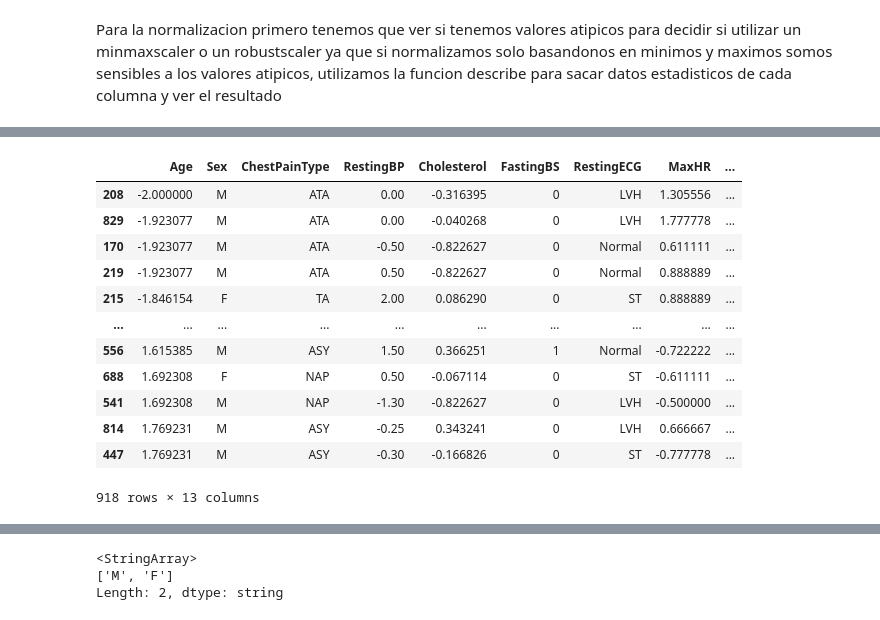
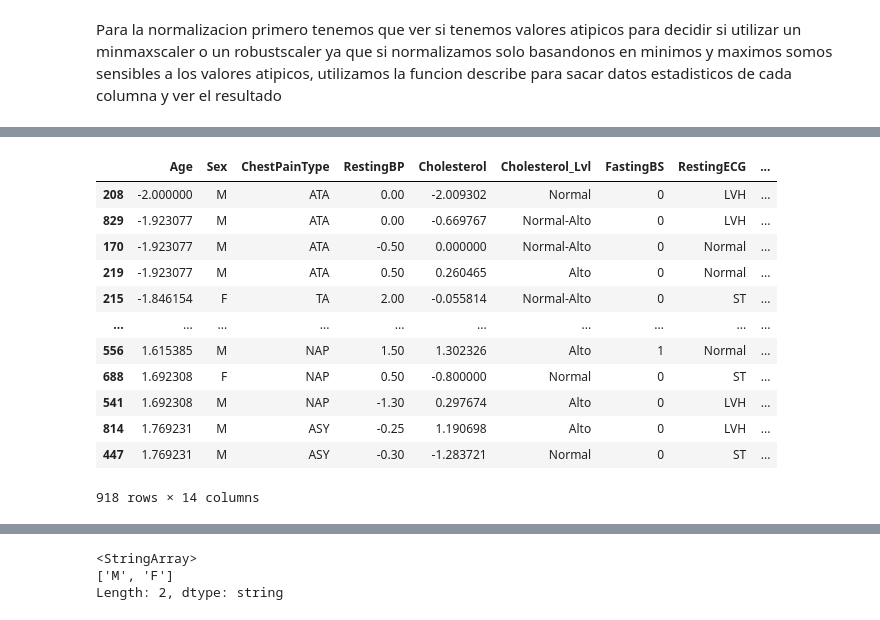
Before and after one commit to Eskurrr/Proyecto-Mineria, a Jupyter notebook: P1_MINERIA.ipynb, the cells around one changed output, grey strips where cells are left out. Cells and saved outputs as stored; diff of their text form; code cells hidden in the pictures.

```diff
--- a/P1_MINERIA.ipynb
+++ b/P1_MINERIA.ipynb
@@ -154,0 +228,6 @@ memory usage: 93.2 KB
+# %%
+n_filas = int(len(datos_sorted)*0.35) #vamos a coger el 35% de los datos
+np.random.seed(42)       # reproducible
+random_indices = np.random.choice(datos_sorted.index, size=n_filas, replace=False)
+datos_sorted.loc[random_indices, 'ChestPainType'] = np.nan
+datos_sorted
@@ -154,0 +250,12 @@ memory usage: 93.2 KB
+# %%
+datos_known = datos_sorted[datos_sorted['ChestPainType'].notna()]
+datos_missing = datos_sorted[datos_sorted['ChestPainType'].isna()]
+categoricas = ['Age','Cholesterol', 'RestingBP', 'FastingBS', 'MaxHR', 'Oldpeak']
+datos_known_encoded = pd.get_dummies(datos_known, columns=['Sex', 'RestingECG', 'ExerciseAngina', 'ST_Slope'], drop_first=True)
+datos_known_encoded[categoricas] = datos_known[categoricas]
+datos_missing_encoded = pd.get_dummies(datos_missing, columns=['Sex', 'RestingECG', 'ExerciseAngina', 'ST_Slope'], drop_first=True)
+datos_missing_encoded[categoricas] = datos_missing[categoricas]
+datos_missing_encoded = datos_missing_encoded.reindex(columns=datos_known_encoded.columns, fill_value=0)
+X_train = datos_known_encoded.drop('ChestPainType', axis=1)
+y_train = datos_known_encoded['ChestPainType']
+X_missing = datos_missing_encoded.drop('ChestPainType', axis=1)
@@ -154,0 +266,8 @@ memory usage: 93.2 KB
+# %%
+xgb = XGBClassifier(eval_metric='mlogloss', random_state=42)
+xgb.fit(X_train, y_train)
+predicted_type = xgb.predict(X_missing)
+datos_sorted.loc[datos_sorted['ChestPainType'].isna(), 'ChestPainType'] = predicted_type
+datos_sorted['ChestPainType'] = datos_sorted['ChestPainType'].astype(int)
+datos_sorted['ChestPainType'] = pain_lbl.inverse_transform(datos_sorted['ChestPainType'])
+datos_sorted.loc[random_indices]
@@ -154,0 +296,5 @@ memory usage: 93.2 KB
+# %%
+cholesterollvl = pd.cut(datos_sorted['Cholesterol'], bins=[0, 200, 240, float('inf')],
+                                labels=['Normal','Normal-Alto','Alto'])
+datos_sorted.insert(5,'Cholesterol_Lvl',cholesterollvl)
+datos_sorted
@@ -192,22 +352,22 @@ datos_sorted.describe()
 # %%
 datos_normalizados = datos_sorted.copy()
 robust_scaler = RobustScaler()
-datos_normalizados[['Age','RestingBP', 'Cholesterol', 'MaxHR', 'Oldpeak','CardioRisk']] = robust_scaler.fit_transform(datos_sorted[['Age','RestingBP', 'Cholesterol', 'MaxHR', 'Oldpeak','CardioRisk']])
+datos_normalizados[['Age','RestingBP', 'Cholesterol', 'MaxHR', 'Oldpeak']] = robust_scaler.fit_transform(datos_sorted[['Age','RestingBP', 'Cholesterol', 'MaxHR', 'Oldpeak']])
 datos_normalizados
 # %% [output]
-|  | Age | Sex | ChestPainType | RestingBP | Cholesterol | FastingBS | RestingECG | MaxHR | ... |
-| 208 | -2.000000 | M | ATA | 0.00 | -0.316395 | 0 | LVH | 1.305556 | ... |
-| 829 | -1.923077 | M | ATA | 0.00 | -0.040268 | 0 | LVH | 1.777778 | ... |
-| 170 | -1.923077 | M | ATA | -0.50 | -0.822627 | 0 | Normal | 0.611111 | ... |
-| 219 | -1.923077 | M | ATA | 0.50 | -0.822627 | 0 | Normal | 0.888889 | ... |
-| 215 | -1.846154 | F | TA | 2.00 | 0.086290 | 0 | ST | 0.888889 | ... |
+|  | Age | Sex | ChestPainType | RestingBP | Cholesterol | Cholesterol_Lvl | FastingBS | RestingECG | ... |
+| 208 | -2.000000 | M | ATA | 0.00 | -2.009302 | Normal | 0 | LVH | ... |
+| 829 | -1.923077 | M | ATA | 0.00 | -0.669767 | Normal-Alto | 0 | LVH | ... |
+| 170 | -1.923077 | M | ATA | -0.50 | 0.000000 | Normal-Alto | 0 | Normal | ... |
+| 219 | -1.923077 | M | ATA | 0.50 | 0.260465 | Alto | 0 | Normal | ... |
+| 215 | -1.846154 | F | TA | 2.00 | -0.055814 | Normal-Alto | 0 | ST | ... |
 | ... | ... | ... | ... | ... | ... | ... | ... | ... | ... |
-| 556 | 1.615385 | M | ASY | 1.50 | 0.366251 | 1 | Normal | -0.722222 | ... |
-| 688 | 1.692308 | F | NAP | 0.50 | -0.067114 | 0 | ST | -0.611111 | ... |
-| 541 | 1.692308 | M | NAP | -1.30 | -0.822627 | 0 | LVH | -0.500000 | ... |
-| 814 | 1.769231 | M | ASY | -0.25 | 0.343241 | 0 | LVH | 0.666667 | ... |
-| 447 | 1.769231 | M | ASY | -0.30 | -0.166826 | 0 | ST | -0.777778 | ... |
+| 556 | 1.615385 | M | NAP | 1.50 | 1.302326 | Alto | 1 | Normal | ... |
+| 688 | 1.692308 | F | NAP | 0.50 | -0.800000 | Normal | 0 | ST | ... |
+| 541 | 1.692308 | M | NAP | -1.30 | 0.297674 | Alto | 0 | LVH | ... |
+| 814 | 1.769231 | M | ASY | -0.25 | 1.190698 | Alto | 0 | LVH | ... |
+| 447 | 1.769231 | M | ASY | -0.30 | -1.283721 | Normal | 0 | ST | ... |
-918 rows × 13 columns
+918 rows × 14 columns
 # %%
 datos_sorted['ChestPainType'].unique()
 # %% [output]
```
Also changed, not shown: parts of 41 cells of this notebook.
